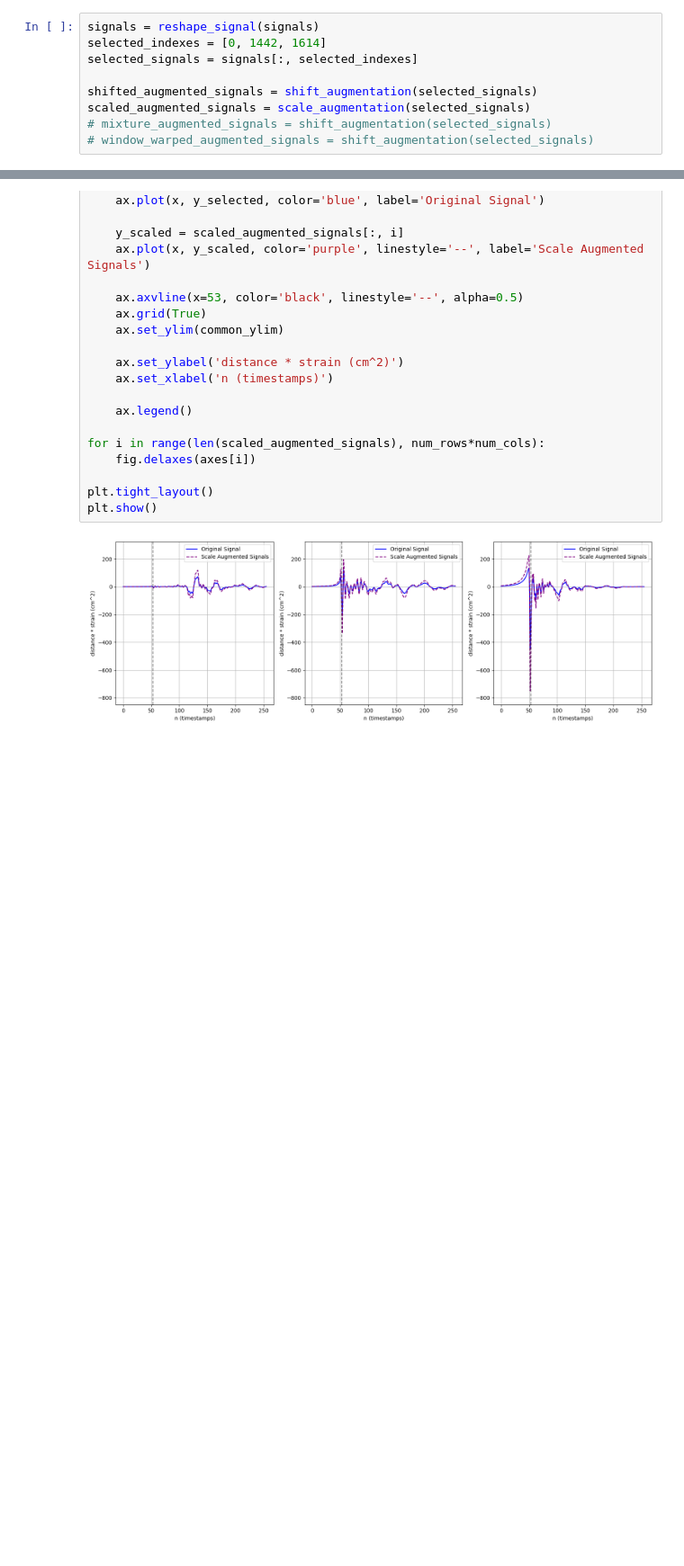
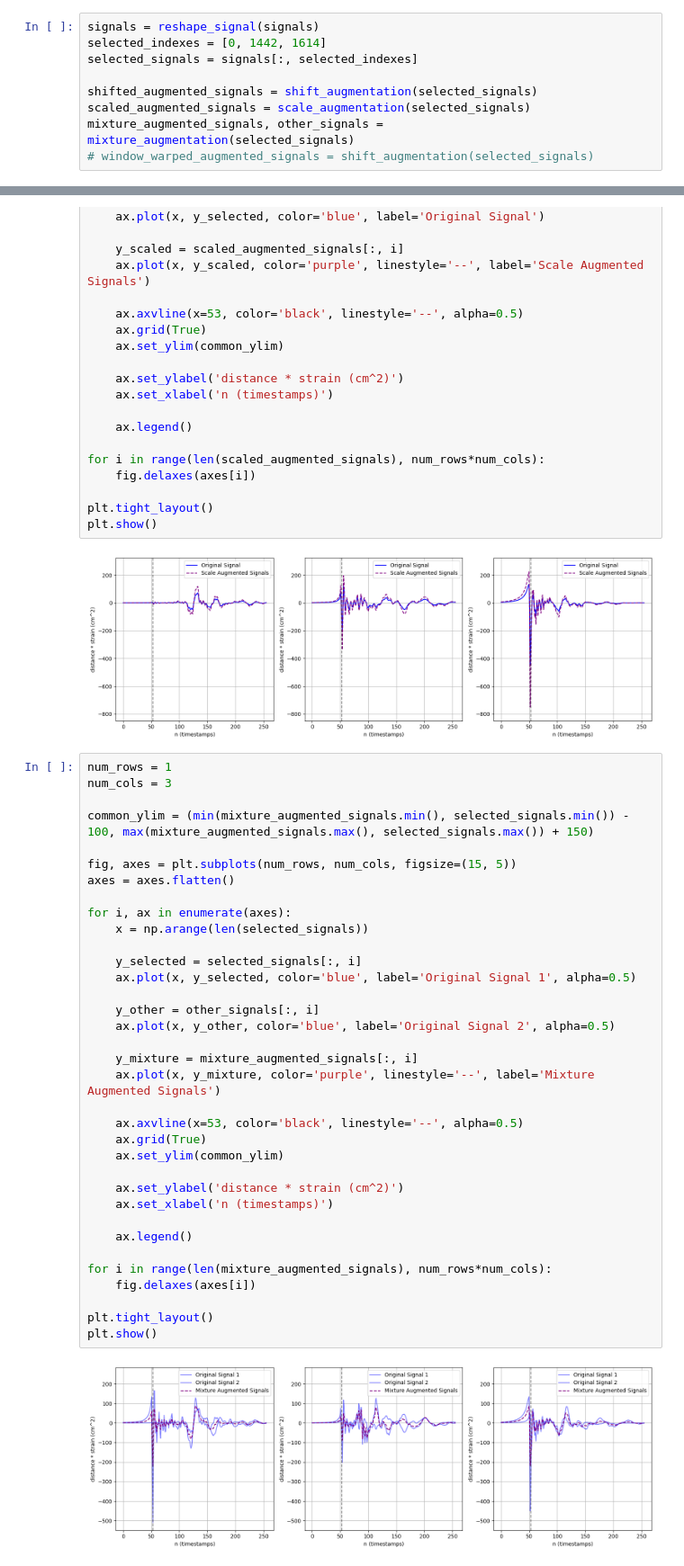
Before and after one commit to the-tarin/gw-generative-models, a Jupyter notebook: data-augmentation/data_augmentation_eval.ipynb, the cells around one changed output, grey strips where cells are left out. Shown at 90% size. Cells and saved outputs as stored; diff of their text form; blank space fills up the shorter version.

Commit message:
plot mixture signals

```diff
--- a/data-augmentation/data_augmentation_eval.ipynb
+++ b/data-augmentation/data_augmentation_eval.ipynb
@@ -99,7 +118,7 @@ selected_signals = signals[:, selected_indexes]
 
 shifted_augmented_signals = shift_augmentation(selected_signals)
 scaled_augmented_signals = scale_augmentation(selected_signals)
-# mixture_augmented_signals = shift_augmentation(selected_signals)
+mixture_augmented_signals, other_signals = mixture_augmentation(selected_signals)
 # window_warped_augmented_signals = shift_augmentation(selected_signals)
 # %%
 num_rows = 1
@@ -201,3 +220,40 @@ plt.tight_layout()
 plt.show()
 # %% [output]
 [figure]
+# %%
+num_rows = 1
+num_cols = 3
+
+common_ylim = (min(mixture_augmented_signals.min(), selected_signals.min()) - 100, max(mixture_augmented_signals.max(), selected_signals.max()) + 150)
+
+fig, axes = plt.subplots(num_rows, num_cols, figsize=(15, 5))
+axes = axes.flatten()
+
+for i, ax in enumerate(axes):
+    x = np.arange(len(selected_signals))
+
+    y_selected = selected_signals[:, i]
+    ax.plot(x, y_selected, color='blue', label='Original Signal 1', alpha=0.5)
+
+    y_other = other_signals[:, i]
+    ax.plot(x, y_other, color='blue', label='Original Signal 2', alpha=0.5)
+
+    y_mixture = mixture_augmented_signals[:, i]
+    ax.plot(x, y_mixture, color='purple', linestyle='--', label='Mixture Augmented Signals')
+
+    ax.axvline(x=53, color='black', linestyle='--', alpha=0.5)
+    ax.grid(True)
+    ax.set_ylim(common_ylim)
+
+    ax.set_ylabel('distance * strain (cm^2)')
+    ax.set_xlabel('n (timestamps)')
+
+    ax.legend()
+
+for i in range(len(mixture_augmented_signals), num_rows*num_cols):
+    fig.delaxes(axes[i])
+
+plt.tight_layout()
+plt.show()
+# %% [output]
+[figure, added]
```
Also changed, not shown: parts of 1 cell of this notebook.
